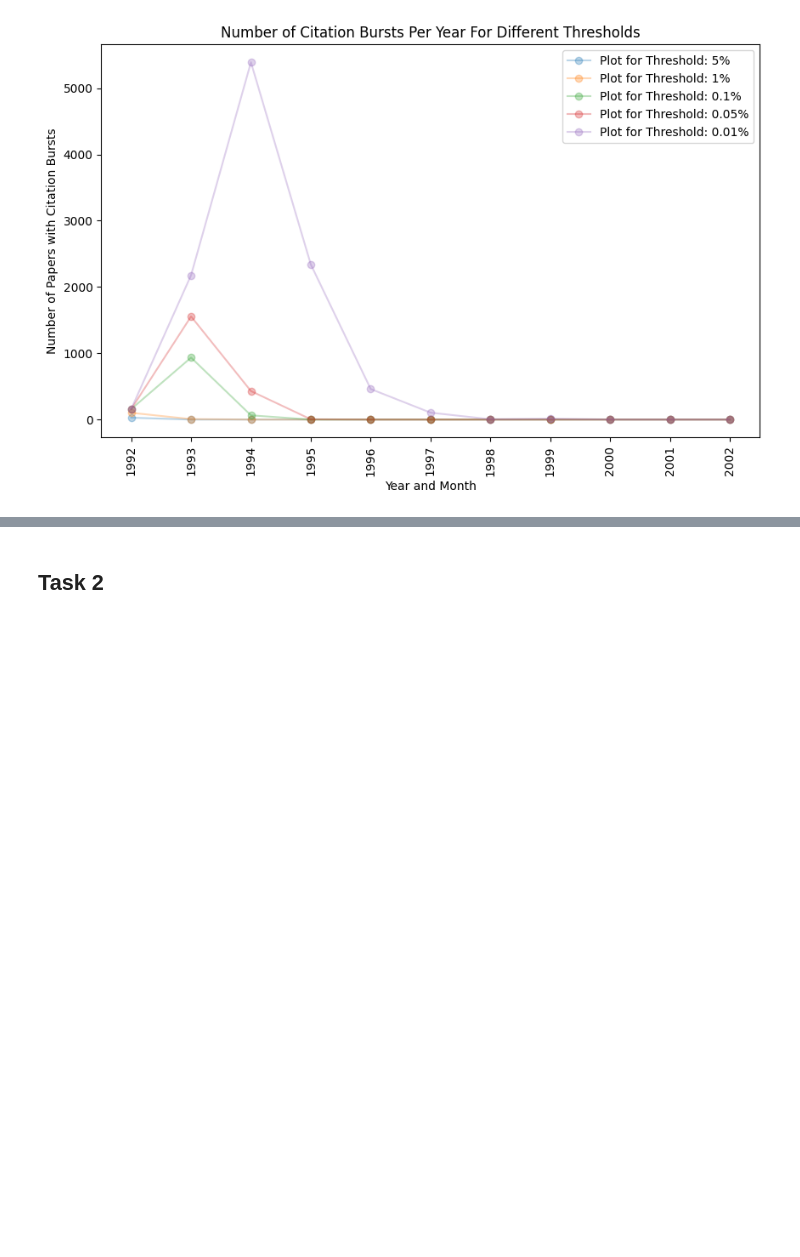
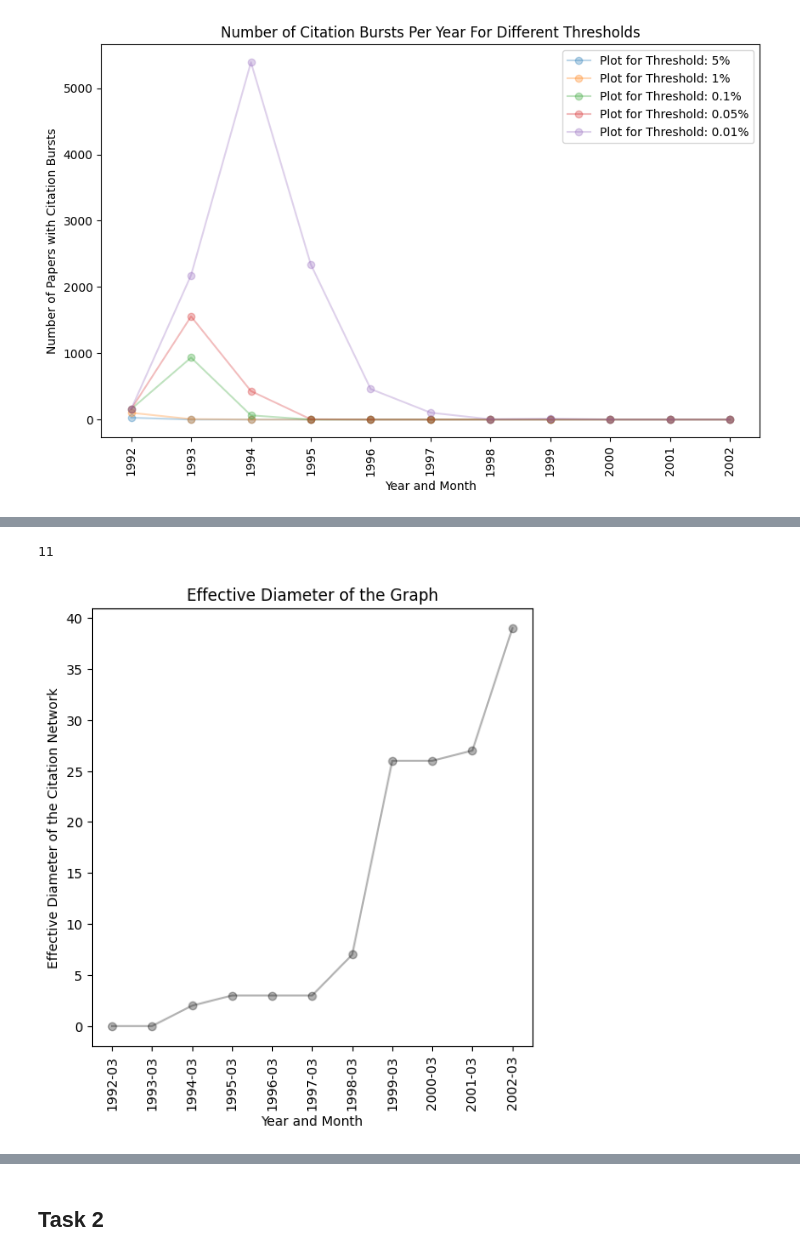
Before and after one commit to AdityaMishraOG/analyzing_citation_networks, a Jupyter notebook: 1.ipynb, the cells around one changed output, grey strips where cells are left out. Drawn from its saved outputs; the diff is of its cells as text; code cells hidden in the pictures; blank space fills up the shorter version.

```diff
--- a/1.ipynb
+++ b/1.ipynb
@@ -400,0 +445,24 @@ plt.show()
+# %%
+def find_largest_diameter(graph):
+    # Find strongly connected components
+    graph.to_undirected()
+    connected_components = list(nx.connected_components(graph))
+    if not connected_components:
+        print("No connected components found.")
+        return 0
+
+    # Find the largest connected component
+    largest_component_nodes = max(connected_components, key=len)
+    largest_component = graph.subgraph(largest_component_nodes)
+
+    # Calculate the diameter of the largest connected component
+    diameter = nx.diameter(largest_component)
+    return diameter
+
+# The calculation of effective diameter has O(V^3) time complexity
+G_array_yearly = G_array[::12]
+diameter_array = []
+for i, G in enumerate(G_array_yearly):
+    diameter = find_largest_diameter(G)
+    diameter_array.append(diameter)
+    print(f"Graph {i} has effective diameter:", diameter)
@@ -400,0 +481,15 @@ plt.show()
+# %%
+print(len(G_array_yearly))
+plt.figure(figsize=(6, 6))
+
+plt.plot(x_time[::12], diameter_array, marker="o", color="black", alpha = 0.3)
+plt.xlabel("Year and Month")
+# plt.xticks(every_12th_time, every_12th_time, rotation=90)
+plt.xticks(rotation=90)
+plt.ylabel("Effective Diameter of the Citation Network")
+plt.title("Effective Diameter of the Graph")
+
+plt.show()
+# %% [output]
+11
+[figure, added]
```
Also changed, not shown: parts of 46 cells of this notebook, 2 other files.
